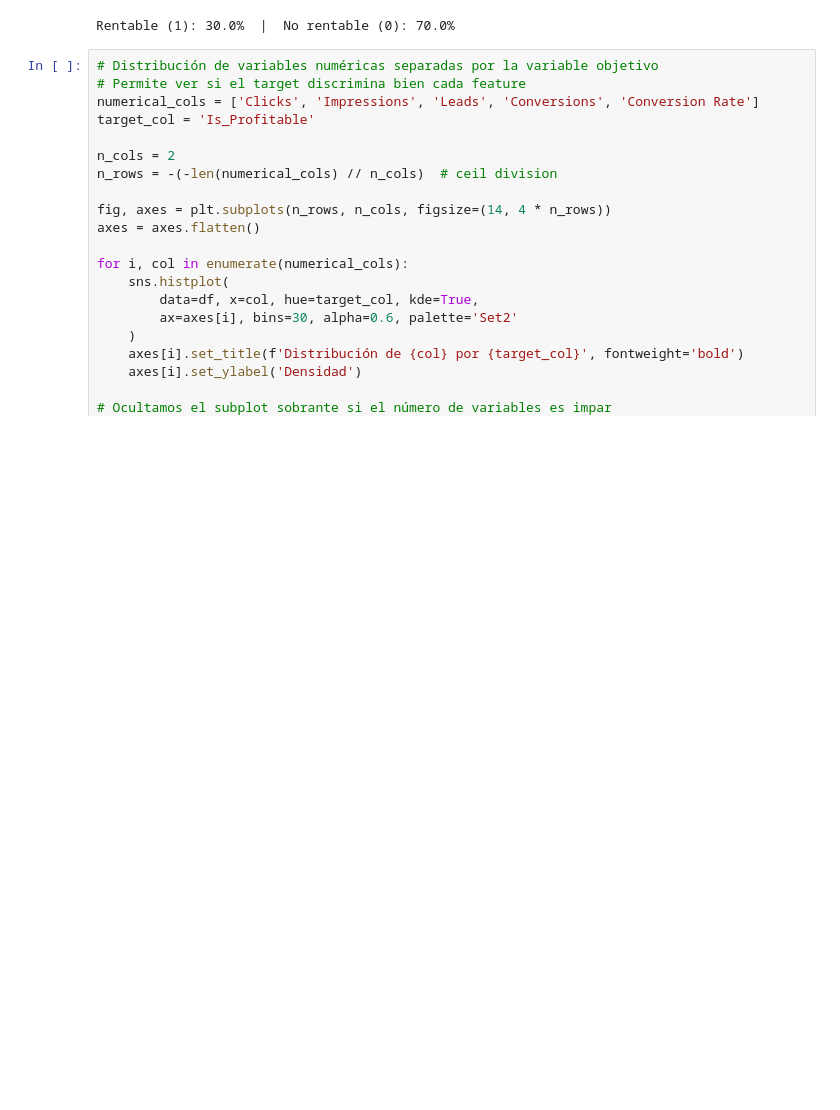
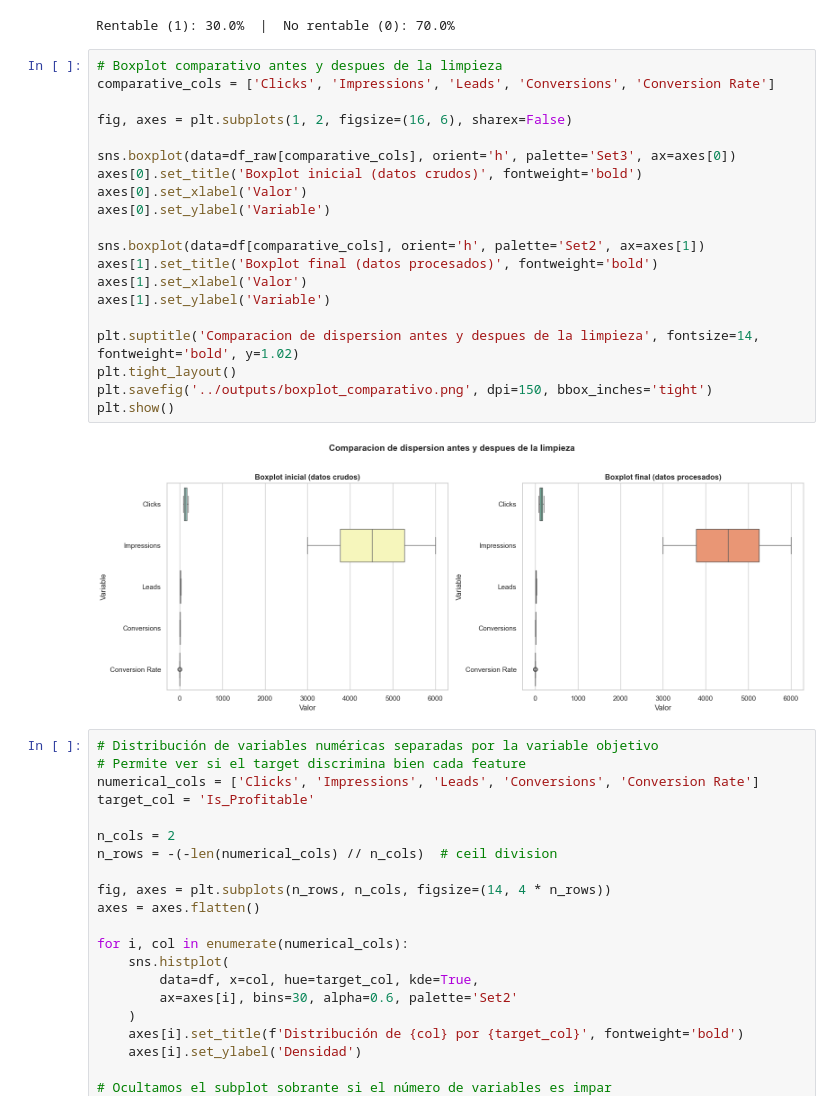
Before and after one commit to carlos31255/EV1_Google_Ads, a Jupyter notebook: notebooks/01_EDA_ML_GoogleAds.ipynb, the cells around one changed output. Saved outputs shown, nothing was run; the diff lists cells and outputs as text; blank space fills up the shorter version.

```diff
--- a/notebooks/01_EDA_ML_GoogleAds.ipynb
+++ b/notebooks/01_EDA_ML_GoogleAds.ipynb
@@ -354,6 +441,28 @@ print(f'Rentable (1): {df["Is_Profitable"].mean()*100:.1f}%  |  No rentable (0):
 # %% [output]
 [figure]
 Rentable (1): 30.0%  |  No rentable (0): 70.0%
+# %%
+# Boxplot comparativo antes y despues de la limpieza
+comparative_cols = ['Clicks', 'Impressions', 'Leads', 'Conversions', 'Conversion Rate']
+
+fig, axes = plt.subplots(1, 2, figsize=(16, 6), sharex=False)
+
+sns.boxplot(data=df_raw[comparative_cols], orient='h', palette='Set3', ax=axes[0])
+axes[0].set_title('Boxplot inicial (datos crudos)', fontweight='bold')
+axes[0].set_xlabel('Valor')
+axes[0].set_ylabel('Variable')
+
+sns.boxplot(data=df[comparative_cols], orient='h', palette='Set2', ax=axes[1])
+axes[1].set_title('Boxplot final (datos procesados)', fontweight='bold')
+axes[1].set_xlabel('Valor')
+axes[1].set_ylabel('Variable')
+
+plt.suptitle('Comparacion de dispersion antes y despues de la limpieza', fontsize=14, fontweight='bold', y=1.02)
+plt.tight_layout()
+plt.savefig('../outputs/boxplot_comparativo.png', dpi=150, bbox_inches='tight')
+plt.show()
+# %% [output]
+[figure, added]
 # %%
 # Distribución de variables numéricas separadas por la variable objetivo
 # Permite ver si el target discrimina bien cada feature
```
Also changed, not shown: parts of 10 cells of this notebook, 4 other files.
